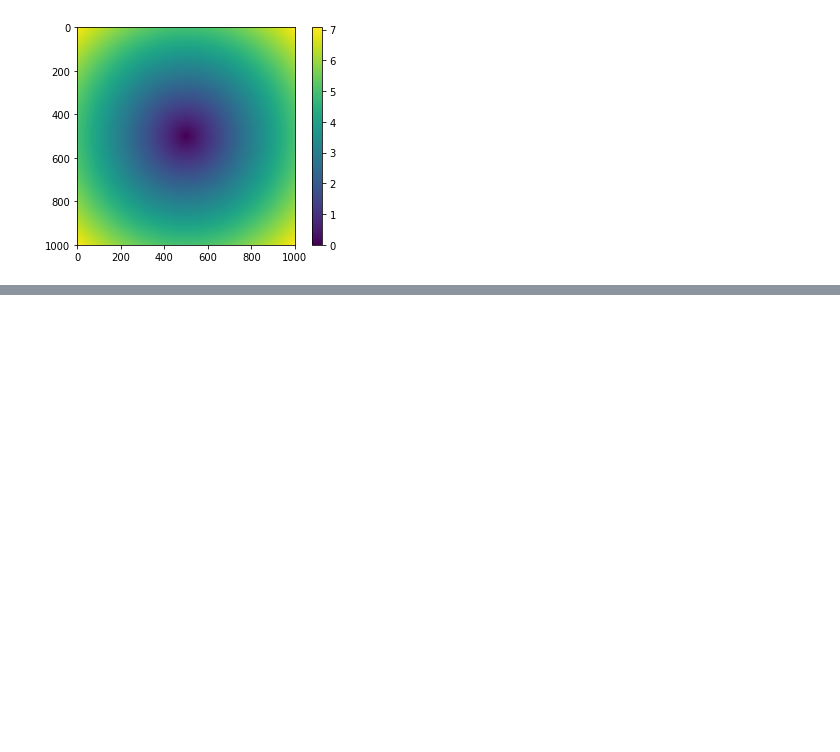
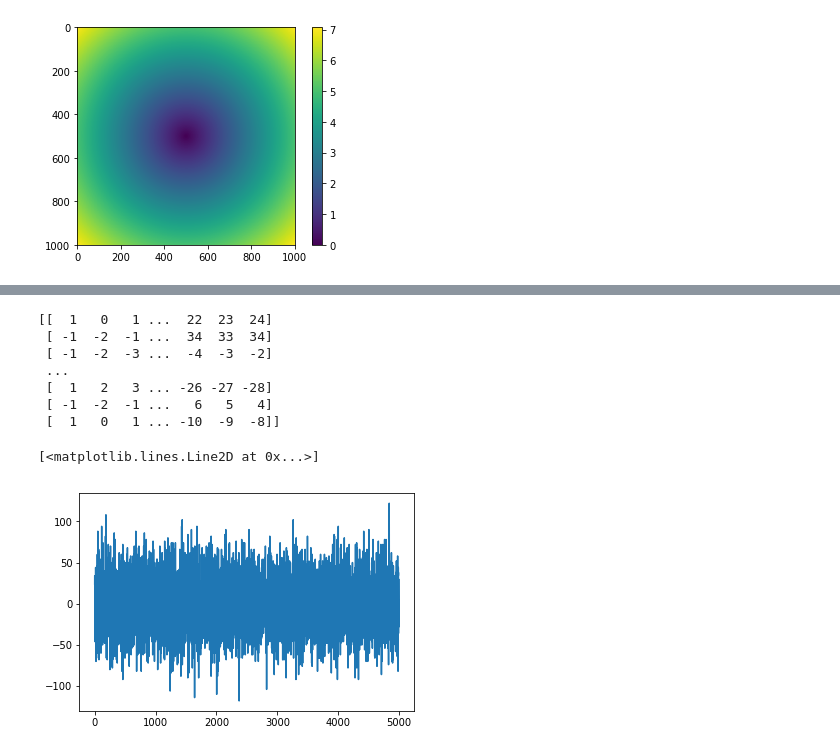
Before and after one commit to hiroaki8388/datascienceEdu, a Jupyter notebook: 3データ分析のためのpython 2nd.ipynb, the cells around one changed output, grey strips where cells are left out. Drawn from its saved outputs; the diff is of its cells as text; code cells hidden in the pictures; blank space fills up the shorter version.

```diff
--- a/3データ分析のためのpython 2nd.ipynb
+++ b/3データ分析のためのpython 2nd.ipynb
@@ -107,0 +174,26 @@ array([[ 0.93620928, -0.08627388, -2.07677851,  0.36483057],
+# %%
+# 5000人でのランダムウォーク
+nwalks=5000
+nsteps=1000
+
+draws=np.random.randint(0,2,size=(nwalks,nsteps))
+# 規格化
+steps=np.where(draws>0,1,-1)
+
+# ステップごとの合計
+walks=steps.cumsum(1)
+
+print(walks)
+
+# 最終的な到達位置をplot
+plt.plot(walks[:,-1])
+# %% [output]
+[[  1   0   1 ...  22  23  24]
+ [ -1  -2  -1 ...  34  33  34]
+ [ -1  -2  -3 ...  -4  -3  -2]
+ ...
+ [  1   2   3 ... -26 -27 -28]
+ [ -1  -2  -1 ...   6   5   4]
+ [  1   0   1 ... -10  -9  -8]]
+[<matplotlib.lines.Line2D at 0x...>]
+[figure, added]
```
Also changed, not shown: parts of 10 cells of this notebook, 4 other files.
